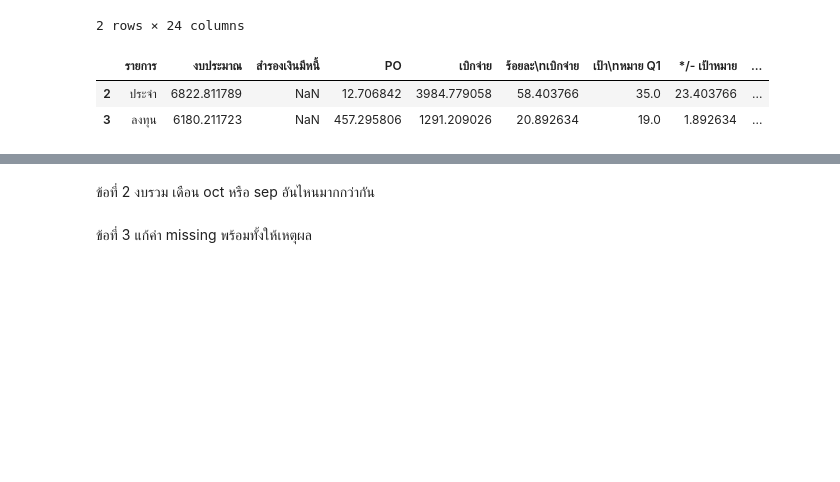
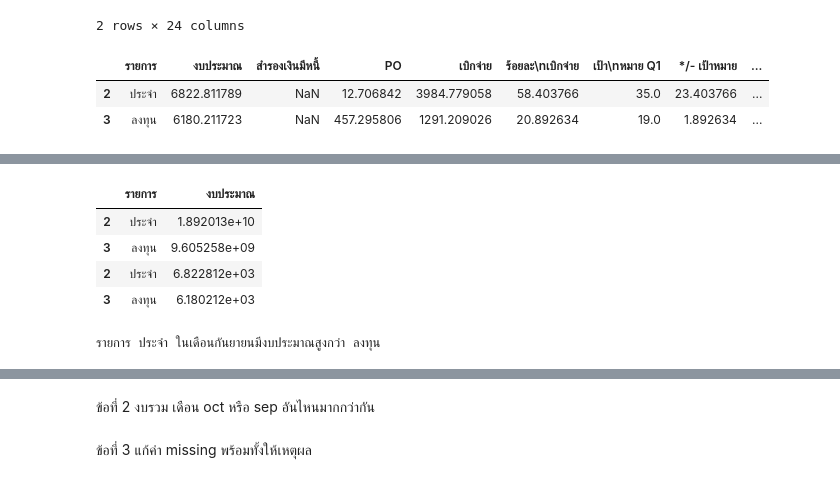
Before and after one commit to ananyapoonsawat/Python_dataviz2023, a Jupyter notebook: Pandas102.ipynb, the cells around one changed output, grey strips where cells are left out. Cells and saved outputs as stored; diff of their text form; code cells hidden in the pictures; blank space fills up the shorter version.

```diff
--- a/Pandas102.ipynb
+++ b/Pandas102.ipynb
@@ -158,0 +171,9 @@ oct_df2
+# %%
+sep_oct_df2 = pd.concat([sep_df2,oct_df2])
+sep_oct_df2
+# %% [output]
+|  | รายการ | งบประมาณ |
+| 2 | ประจำ | 1.892013e+10 |
+| 3 | ลงทุน | 9.605258e+09 |
+| 2 | ประจำ | 6.822812e+03 |
+| 3 | ลงทุน | 6.180212e+03 |
@@ -158,0 +191,7 @@ oct_df2
+# %%
+if (so2 > so1):
+  print(f'รายการ {sepoct00[0]} ในเดือนกันยายนมีงบประมาณสูงกว่า {sepoct00[1]}')
+elif (so1 > so2):
+  print(f'รายการ {sepoct00[1]} ในเดือนกันยายนมีงบประมาณสูงกว่า {sepoct00[0]}')
+# %% [output]
+รายการ ประจำ ในเดือนกันยายนมีงบประมาณสูงกว่า ลงทุน
```
Also changed, not shown: parts of 9 cells of this notebook.
